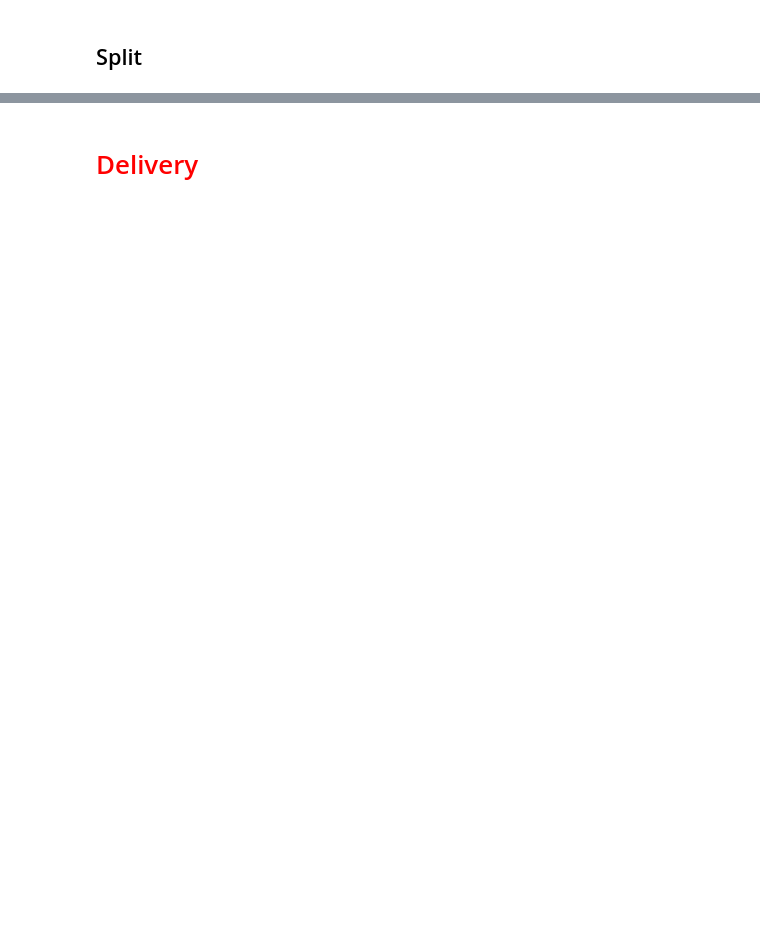
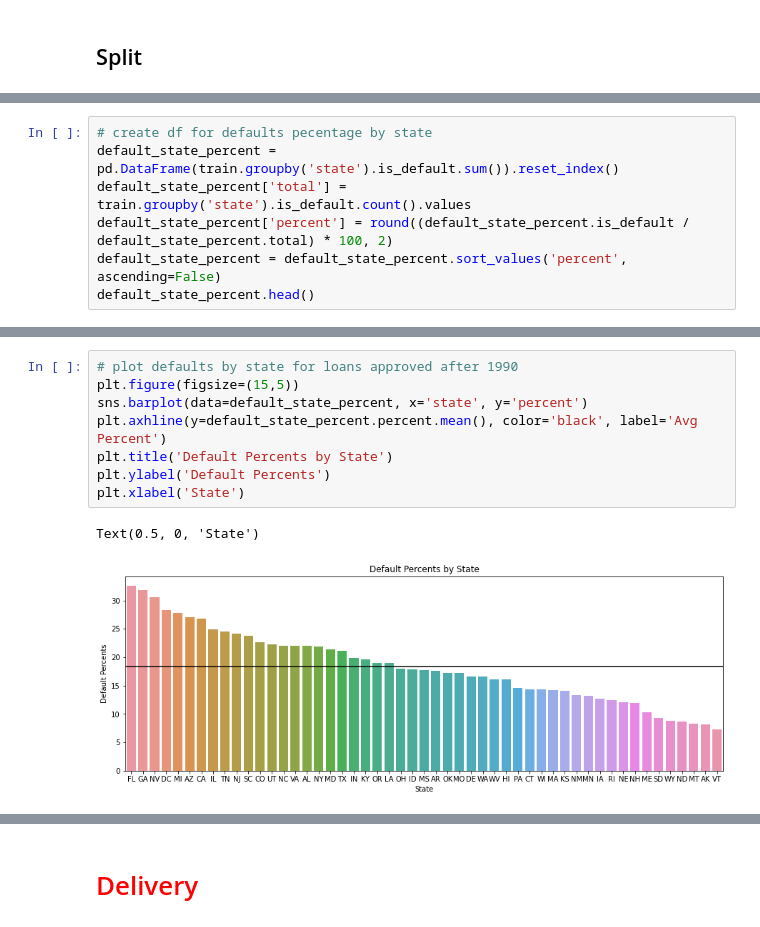
Before and after one commit to kanieladenis/individual_project, a Jupyter notebook: individual_project_sba_loans_working_copy.ipynb, the cells around one changed output, grey strips where cells are left out. Drawn from its saved outputs; the diff is of its cells as text; blank space fills up the shorter version.

```diff
--- a/individual_project_sba_loans_working_copy.ipynb
+++ b/individual_project_sba_loans_working_copy.ipynb
@@ -812,0 +833,7 @@ Text(0.5, 0, 'Employee Number')
+# %%
+# create df for defaults pecentage by state
+default_state_percent = pd.DataFrame(train.groupby('state').is_default.sum()).reset_index()
+default_state_percent['total'] = train.groupby('state').is_default.count().values
+default_state_percent['percent'] = round((default_state_percent.is_default / default_state_percent.total) * 100, 2)
+default_state_percent = default_state_percent.sort_values('percent', ascending=False)
+default_state_percent.head()
@@ -812,0 +847,11 @@ Text(0.5, 0, 'Employee Number')
+# %%
+# plot defaults by state for loans approved after 1990
+plt.figure(figsize=(15,5))
+sns.barplot(data=default_state_percent, x='state', y='percent')
+plt.axhline(y=default_state_percent.percent.mean(), color='black', label='Avg Percent')
+plt.title('Default Percents by State')
+plt.ylabel('Default Percents')
+plt.xlabel('State')
+# %% [output]
+Text(0.5, 0, 'State')
+[figure, added]
```
Also changed, not shown: parts of 195 cells of this notebook, 1 other file.
